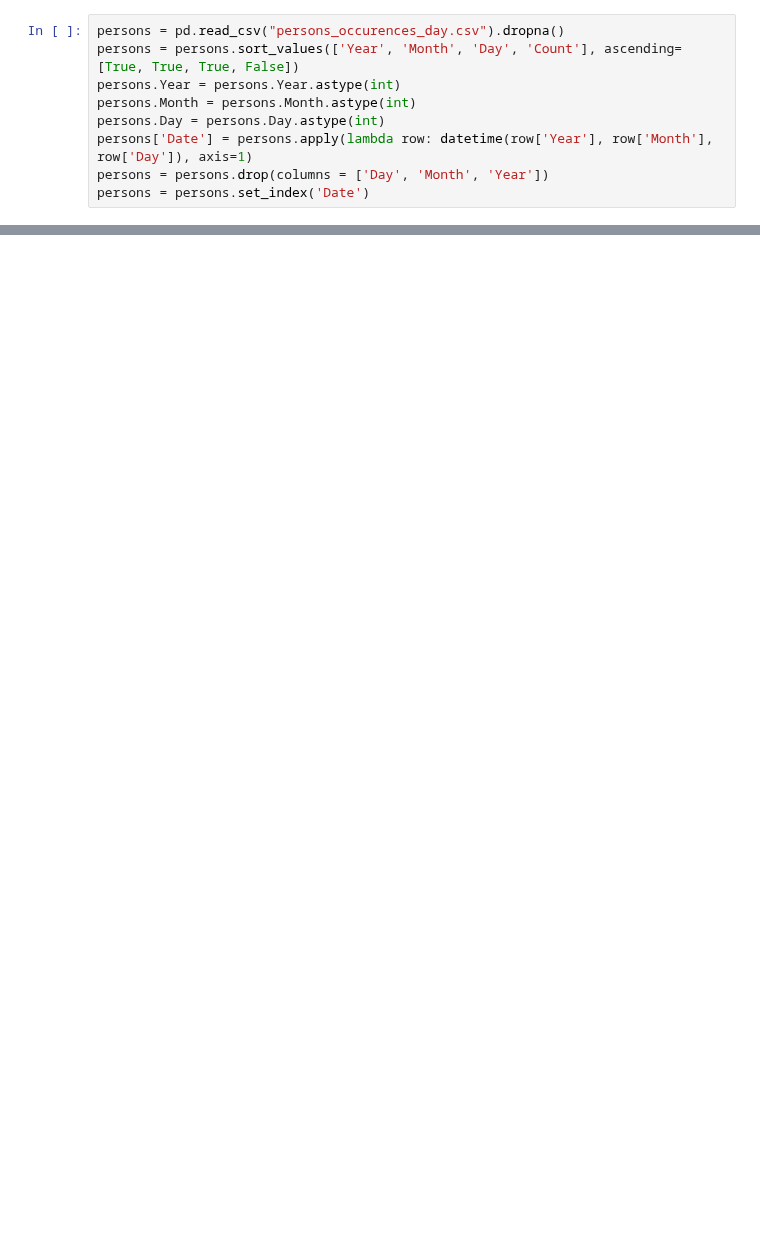
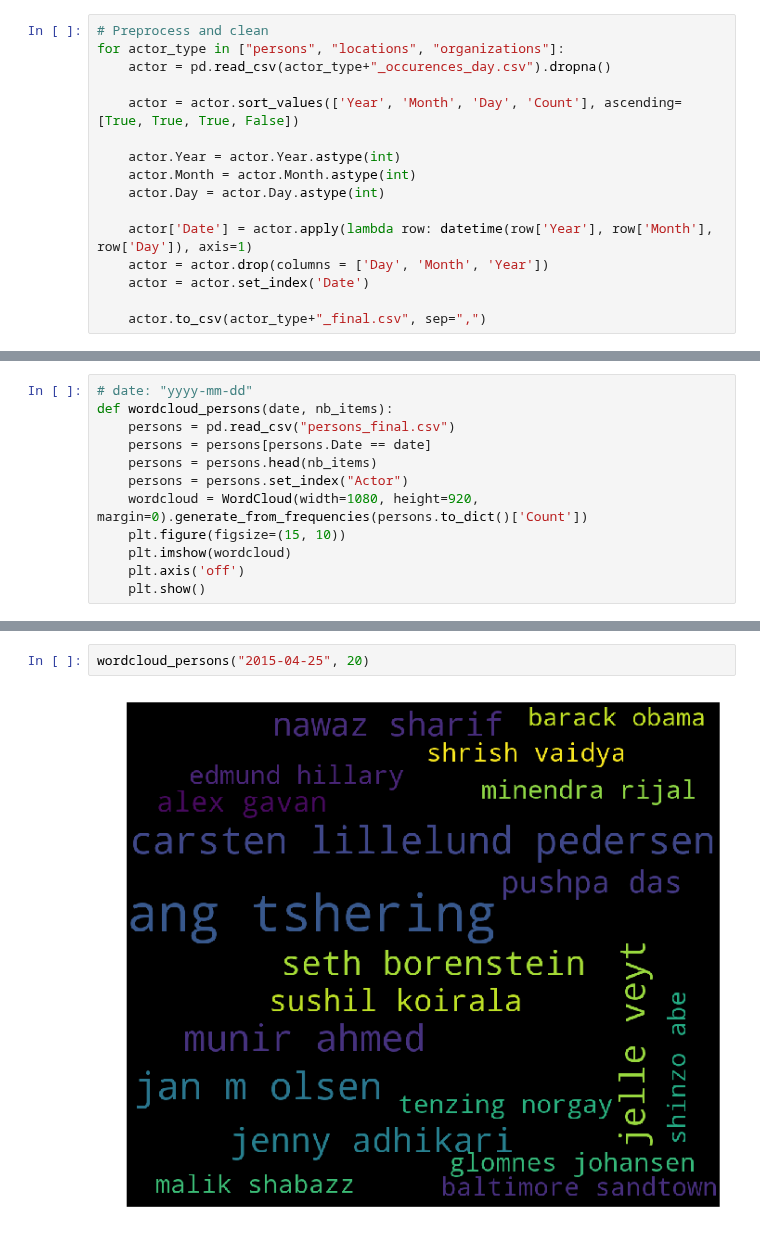
Before and after one commit to damlobster/ada2018, a Jupyter notebook: src/actors_day/actors_day_gkg.ipynb, the cells around one changed output, grey strips where cells are left out. Cells and saved outputs as stored; diff of their text form; blank space fills up the shorter version.

Commit message:
add word cloud per day

```diff
--- a/src/actors_day/actors_day_gkg.ipynb
+++ b/src/actors_day/actors_day_gkg.ipynb
@@ -7,10 +8,17 @@ from datetime import datetime
 %matplotlib inline
 # %%
-persons = pd.read_csv("persons_occurences_day.csv").dropna()
-persons = persons.sort_values(['Year', 'Month', 'Day', 'Count'], ascending=[True, True, True, False])
-persons.Year = persons.Year.astype(int)
-persons.Month = persons.Month.astype(int)
-persons.Day = persons.Day.astype(int)
-persons['Date'] = persons.apply(lambda row: datetime(row['Year'], row['Month'], row['Day']), axis=1)
-persons = persons.drop(columns = ['Day', 'Month', 'Year'])
-persons = persons.set_index('Date')
+# Preprocess and clean
+for actor_type in ["persons", "locations", "organizations"]:
+    actor = pd.read_csv(actor_type+"_occurences_day.csv").dropna()
+
+    actor = actor.sort_values(['Year', 'Month', 'Day', 'Count'], ascending=[True, True, True, False])
+
+    actor.Year = actor.Year.astype(int)
+    actor.Month = actor.Month.astype(int)
+    actor.Day = actor.Day.astype(int)
+
+    actor['Date'] = actor.apply(lambda row: datetime(row['Year'], row['Month'], row['Day']), axis=1)
+    actor = actor.drop(columns = ['Day', 'Month', 'Year'])
+    actor = actor.set_index('Date')
+
+    actor.to_csv(actor_type+"_final.csv", sep=",")
@@ -59,0 +25,12 @@ persons[persons.Actor.str.startswith('kim jong')]
+# %%
+# date: "yyyy-mm-dd"
+def wordcloud_persons(date, nb_items):
+    persons = pd.read_csv("persons_final.csv")
+    persons = persons[persons.Date == date]
+    persons = persons.head(nb_items)
+    persons = persons.set_index("Actor")
+    wordcloud = WordCloud(width=1080, height=920, margin=0).generate_from_frequencies(persons.to_dict()['Count'])
+    plt.figure(figsize=(15, 10))
+    plt.imshow(wordcloud)
+    plt.axis('off')
+    plt.show()
@@ -59,0 +94,4 @@ persons[persons.Actor.str.startswith('kim jong')]
+# %%
+wordcloud_persons("2015-04-25", 20)
+# %% [output]
+[figure, added]
```
Also changed, not shown: parts of 10 cells of this notebook.
